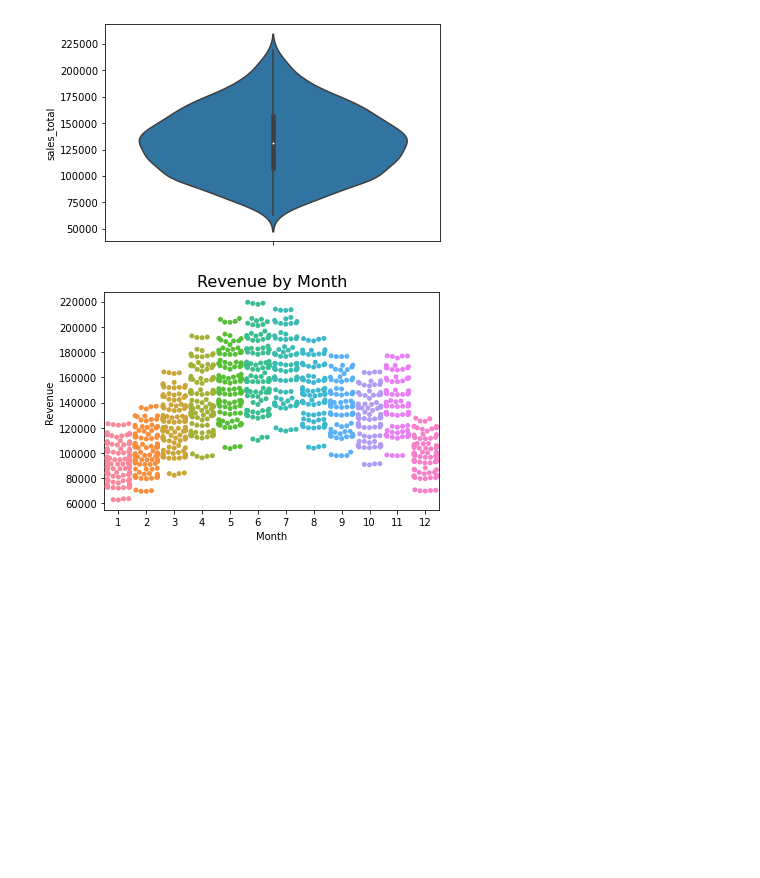
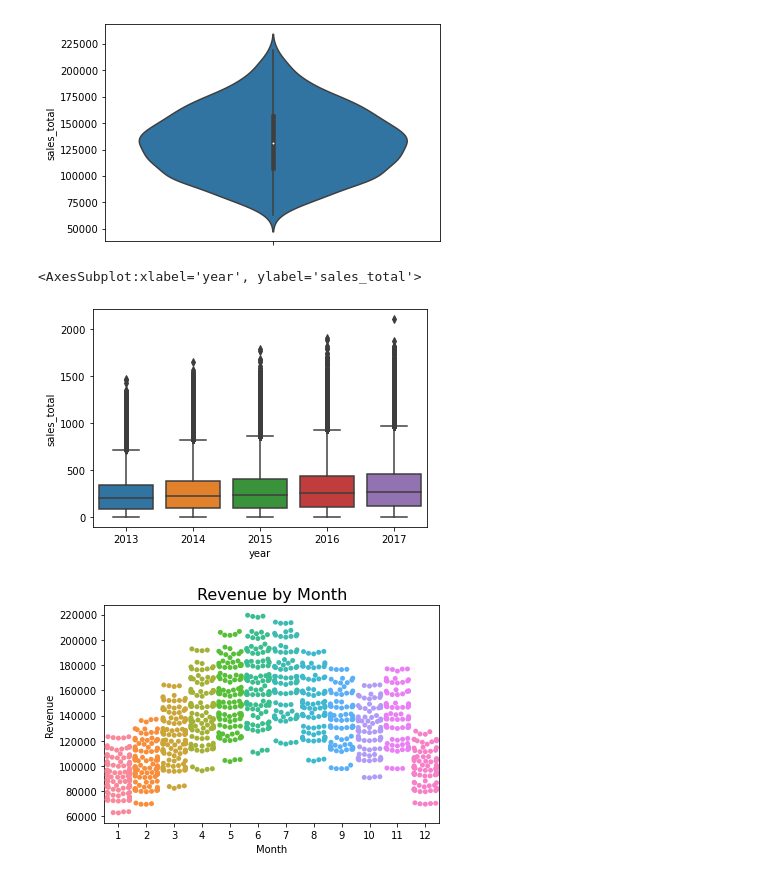
Before and after one commit to lukewbecker/time-series-exercises, a Jupyter notebook: explore_exercises.ipynb, the cells around one changed output. Drawn from its saved outputs; the diff is of its cells as text; code cells hidden in the pictures; blank space fills up the shorter version.

Commit message:
completed sales exercises

```diff
--- a/explore_exercises.ipynb
+++ b/explore_exercises.ipynb
@@ -199,6 +201,11 @@ sns.violinplot(x = 'year', y = 'sales_total', data = train)
 # %% [output]
 <AxesSubplot:ylabel='sales_total'>
 [figure]
+# %%
+sns.boxplot(x = 'year', y = 'sales_total', data = df)
+# %% [output]
+<AxesSubplot:xlabel='year', ylabel='sales_total'>
+[figure, added]
 # %%
 # plotting the chart:
 swarmgraph = sns.swarmplot(x = y.index.month, y = 'sales_total', data = train)
```
Also changed, not shown: parts of 56 cells of this notebook.
